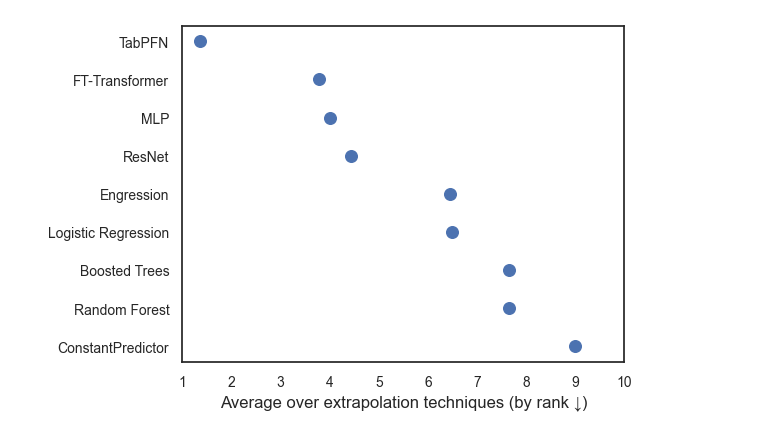
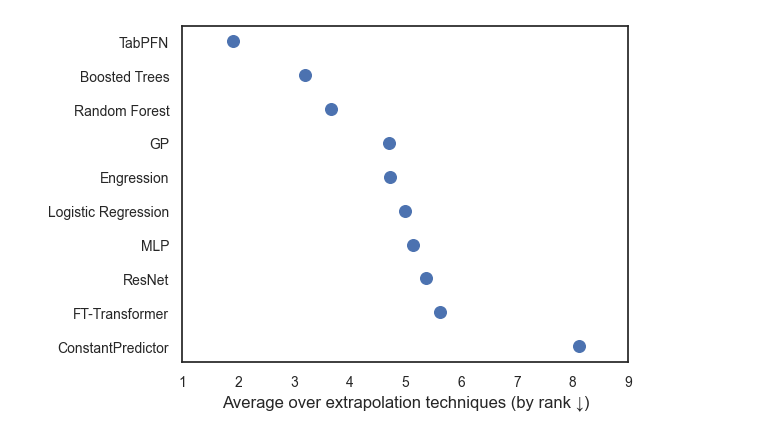
Before and after one commit to alicestratula/master_thesis, a Jupyter notebook: analysis/ranks_LogLoss_tabz.ipynb, the cells around one changed output. Saved outputs shown, nothing was run; the diff lists cells and outputs as text; code cells hidden in the pictures.

```diff
--- a/analysis/ranks_LogLoss_tabz.ipynb
+++ b/analysis/ranks_LogLoss_tabz.ipynb
@@ -5,11 +5,10 @@ import matplotlib.pyplot as plt
 import seaborn as sns
 import numpy as np
 # %%
-df = pd.read_csv("results_full.csv")
+df = pd.read_csv("results_tabz.csv")
 
 metric = "LogLoss"
 df = df[df["metric"] == metric]
-#df = df[df['suite_id'] == 336]
 
 splits = [s for s in df["split_method"].unique() if s.lower() != "random_split"]
 
@@ -25,7 +24,7 @@ rename_map = {
     'FTTransformer': 'FT-Transformer',
     'LogisticRegressor': 'Logistic Regression',
     'TabPFNClassifier': 'TabPFN',
-    'GPBoost_LogLoss': 'GPBoost'
+    'GPBoost_LogLoss': 'GP'
 }
 
 # 3) Extract unique suites, metrics, and extrapolation methods
@@ -171,7 +118,7 @@ method_order = [
     'ConstantPredictor','LogisticRegressor',
     'RandomForestClassifier',
     'LGBMClassifier',  'Engression',
-    'MLP', 'ResNet', 'FTTransformer', 'TabPFNClassifier', 'GPBosst_LogLoss'
+    'MLP', 'ResNet', 'FTTransformer', 'TabPFNClassifier', 'GPBoost_LogLoss'
 ]
 overall = overall.set_index('model').reindex(method_order).reset_index()
 
@@ -183,35 +130,35 @@ rename_map = {
     'FTTransformer':        'FT-Transformer',
     'LogisticRegressor':     'Logistic Regression',
     'TabPFNClassifier':     'TabPFN',
-    'GPBosst_LogLoss':      'GPBoost'
+    'GPBoost_LogLoss':      'GP'
 
 }
 overall['Method'] = overall['model'].map(rename_map).fillna(overall['model'])
 
 
 overall = overall.dropna(subset=['Mean'])                 # drop NaN rows from reindex
 overall = (overall.groupby('Method', as_index=False)      # collapse duplicates (e.g., if two names map to same label)
                  .agg(Mean=('Mean','mean')))
 
 # build order & y from the SAME table
 order = overall.sort_values('Mean')['Method']
 y = overall.set_index('Method').loc[order, 'Mean']
 
 fig, ax = plt.subplots()
 ax.scatter(y.values, np.arange(len(y)), s=70)
 ax.set_yticks(np.arange(len(y)))
 ax.set_yticklabels(order)
 ax.invert_yaxis()  # best at top
 ax.set_xlabel("Average over extrapolation techniques (by rank ↓)")
 ax.set_ylabel("")
 # dynamic x-limit avoids clipping if ranks > 10
 ax.set_xlim(1.0, float(np.ceil(y.max() + 0.3)))
 plt.tight_layout()
 
 import os
 os.makedirs("PICTURES", exist_ok=True)
 plt.savefig("PICTURES/average_rank_LogLoss.pdf", bbox_inches='tight')
 plt.show()
 plt.close()
 # %% [output]
-[figure, old version]
+[figure, new version]
```
Also changed, not shown: parts of 2 cells of this notebook, 33 other files.
